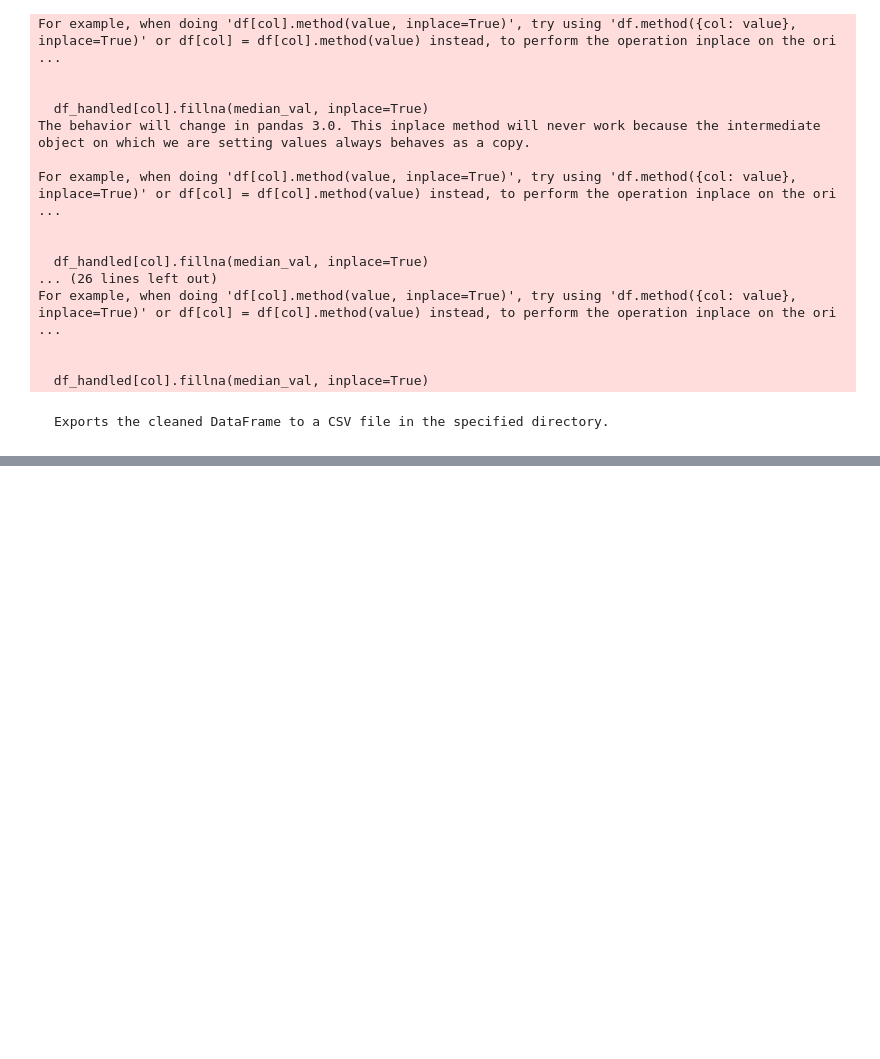
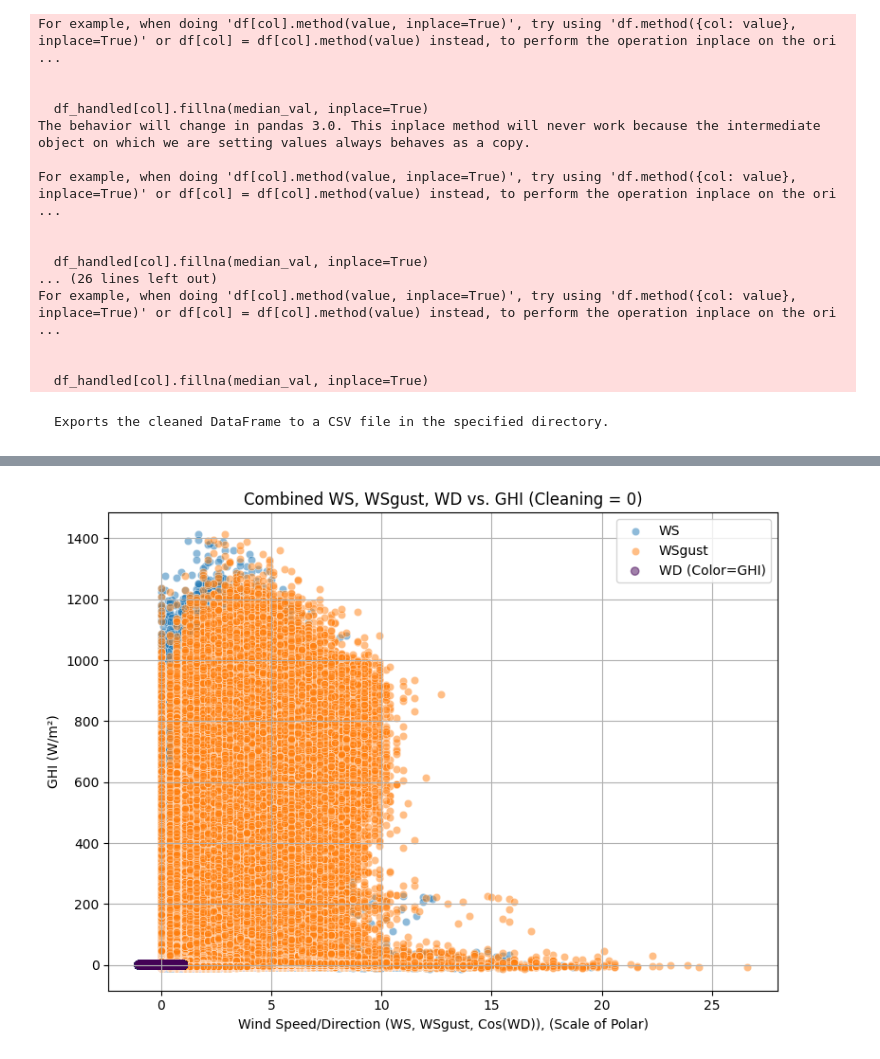
Before and after one commit to johannesgirmaw/solar-challenge-week0, a Jupyter notebook: notebooks/benin_eda.ipynb, the cells around one changed output, grey strips where cells are left out. Drawn from its saved outputs; the diff is of its cells as text; code cells hidden in the pictures; blank space fills up the shorter version.

```diff
--- a/notebooks/benin_eda.ipynb
+++ b/notebooks/benin_eda.ipynb
@@ -326,0 +671,82 @@ Ensure the 'data/' directory is in your .gitignore file to avoid committing CSVs
+# %%
+import pandas as pd
+import numpy as np
+import matplotlib.pyplot as plt
+import seaborn as sns
+
+
+def plot_combined_and_separate(df, group_column='Cleaning'):
+    """
+    Generates two separate figures of scatter plots for two groups
+    (based on the specified group_column):
+    - Figure 1: Combined plot of WS vs. GHI, WSgust vs. GHI, WD vs. GHI
+    - Figure 2: Separate plot of RH vs. Tamb
+
+    Args:
+        df (pd.DataFrame): The input DataFrame.
+        group_column (str, optional): The name of the column to group by.
+                                       Defaults to 'Cleaning'.
+    """
+    if group_column not in df.columns:
+        print(
+            f"Error: Grouping column '{group_column}' not found in DataFrame.")
+        return
+
+    groups = df[group_column].unique()
+    if len(groups) != 2:
+        print(
+            f"Warning: The column '{group_column}' does not have exactly two unique groups. Found: {groups}")
+
+    for group_value in groups:
+        group_df = df[df[group_column] == group_value]
+        group_label = f"{group_column} = {group_value}"
+
+        print(f"\n--- Plots for {group_label} ---")
+
+        # --- Figure 1: Combined WS, WSgust, WD vs. GHI ---
+        if all(col in group_df.columns for col in ['WS', 'WSgust', 'WD', 'GHI']):
+            plt.figure(figsize=(8, 6))
+            sns.scatterplot(x='WS', y='GHI', data=group_df,
+                            label='WS', alpha=0.5)
+            sns.scatterplot(x='WSgust', y='GHI', data=group_df,
+                            label='WSgust', alpha=0.5)
+            group_df['WD_rad'] = np.radians(group_df['WD'])
+            plt.scatter(np.cos(group_df['WD_rad']), np.sin(
+                group_df['WD_rad']), c=group_df['GHI'], cmap='viridis', alpha=0.5, label='WD (Color=GHI)')
+            plt.xlabel(
+                'Wind Speed/Direction (WS, WSgust, Cos(WD)), (Scale of Polar)')
+            plt.ylabel('GHI (W/m²)')
+            plt.title(f'Combined WS, WSgust, WD vs. GHI ({group_label})')
+            plt.grid(True)
+            plt.legend()
+            plt.tight_layout()
+            plt.show()
+            if 'WD_rad' in group_df.columns:
+                del group_df['WD_rad']
+
+        else:
+            print(
+                "Warning: Not all required columns for combined wind vs. GHI plot are present.")
+
+        # --- Figure 2: RH vs. Tamb ---
+        if all(col in group_df.columns for col in ['RH', 'Tamb']):
+            plt.figure(figsize=(8, 6))
+            sns.scatterplot(x='RH', y='Tamb', data=group_df, alpha=0.5)
+            plt.title(f'RH vs. Tamb ({group_label})')
+            plt.xlabel('RH (%)')
+            plt.ylabel('Tamb (°C)')
+            plt.grid(True)
+            plt.tight_layout()
+            plt.show()
+        else:
+            print(
+                "Warning: 'RH' or 'Tamb' columns not found for RH vs. Tamb scatter plot.")
+
+
+# Example Usage:
+# Assuming your DataFrame is named 'df' and the grouping is based on 'Cleaning'
+plot_combined_and_separate(df.copy(), group_column='Cleaning')
+
+# If your grouping is based on a different column (e.g., 'Precipitation'), you would change it like this:
+# plot_combined_and_separate(df.copy(), group_column='Precipitation')
+# %% [output]
@@ -326,0 +759 @@ Ensure the 'data/' directory is in your .gitignore file to avoid committing CSVs
+[figure, added]
```
Also changed, not shown: parts of 21 cells of this notebook.
